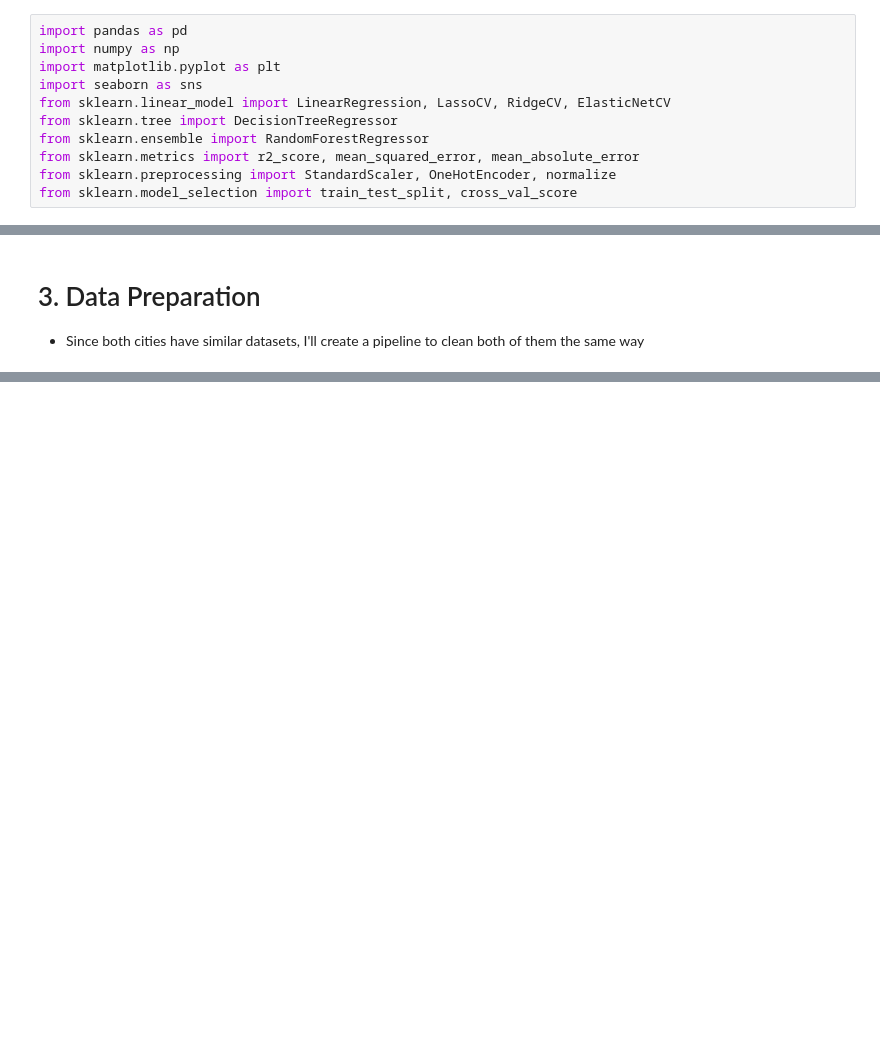
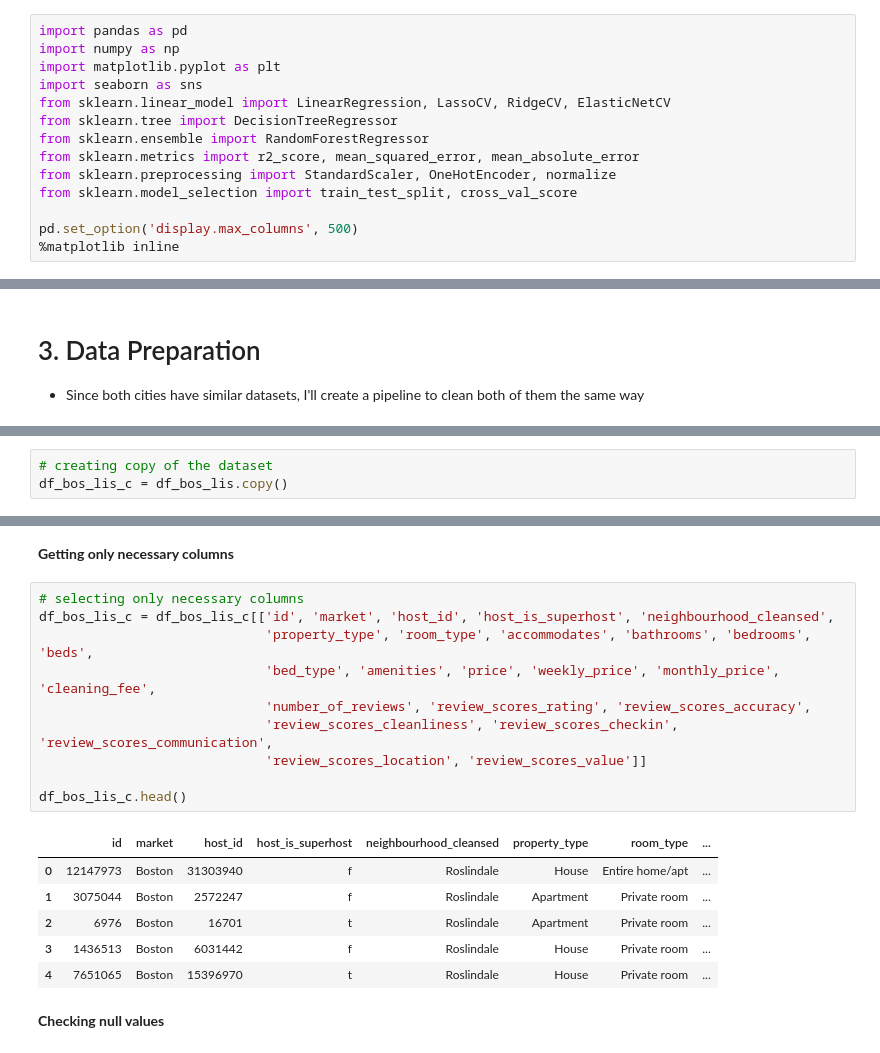
Before and after one commit to macedoti13/Airbnb-Data-Analysis, a Jupyter notebook: AirbnbDataAnalysis.ipynb, the cells around one changed output, grey strips where cells are left out. Drawn from its saved outputs; the diff is of its cells as text; blank space fills up the shorter version.

```diff
--- a/AirbnbDataAnalysis.ipynb
+++ b/AirbnbDataAnalysis.ipynb
@@ -32,6 +32,9 @@ from sklearn.ensemble import RandomForestRegressor
 from sklearn.metrics import r2_score, mean_squared_error, mean_absolute_error
 from sklearn.preprocessing import StandardScaler, OneHotEncoder, normalize
 from sklearn.model_selection import train_test_split, cross_val_score
+
+pd.set_option('display.max_columns', 500)
+%matplotlib inline
 # %% [markdown]
 ### Reading Data
 **Boston Airbnb Data**
@@ -109,0 +268,3 @@ df_bos_cal.head()
+# %%
+# creating copy of the dataset
+df_bos_lis_c = df_bos_lis.copy()
@@ -109,0 +291,21 @@ df_bos_cal.head()
+# %% [markdown]
+**Getting only necessary columns**
+# %%
+# selecting only necessary columns
+df_bos_lis_c = df_bos_lis_c[['id', 'market', 'host_id', 'host_is_superhost', 'neighbourhood_cleansed',
+                             'property_type', 'room_type', 'accommodates', 'bathrooms', 'bedrooms', 'beds',
+                             'bed_type', 'amenities', 'price', 'weekly_price', 'monthly_price', 'cleaning_fee',
+                             'number_of_reviews', 'review_scores_rating', 'review_scores_accuracy',
+                             'review_scores_cleanliness', 'review_scores_checkin', 'review_scores_communication',
+                             'review_scores_location', 'review_scores_value']]
+
+df_bos_lis_c.head()
+# %% [output]
+|  | id | market | host_id | host_is_superhost | neighbourhood_cleansed | property_type | room_type | ... |
+| 0 | 12147973 | Boston | 31303940 | f | Roslindale | House | Entire home/apt | ... |
+| 1 | 3075044 | Boston | 2572247 | f | Roslindale | Apartment | Private room | ... |
+| 2 | 6976 | Boston | 16701 | t | Roslindale | Apartment | Private room | ... |
+| 3 | 1436513 | Boston | 6031442 | f | Roslindale | House | Private room | ... |
+| 4 | 7651065 | Boston | 15396970 | t | Roslindale | House | Private room | ... |
+# %% [markdown]
+**Checking null values**
```
Also changed, not shown: parts of 24 cells of this notebook.
